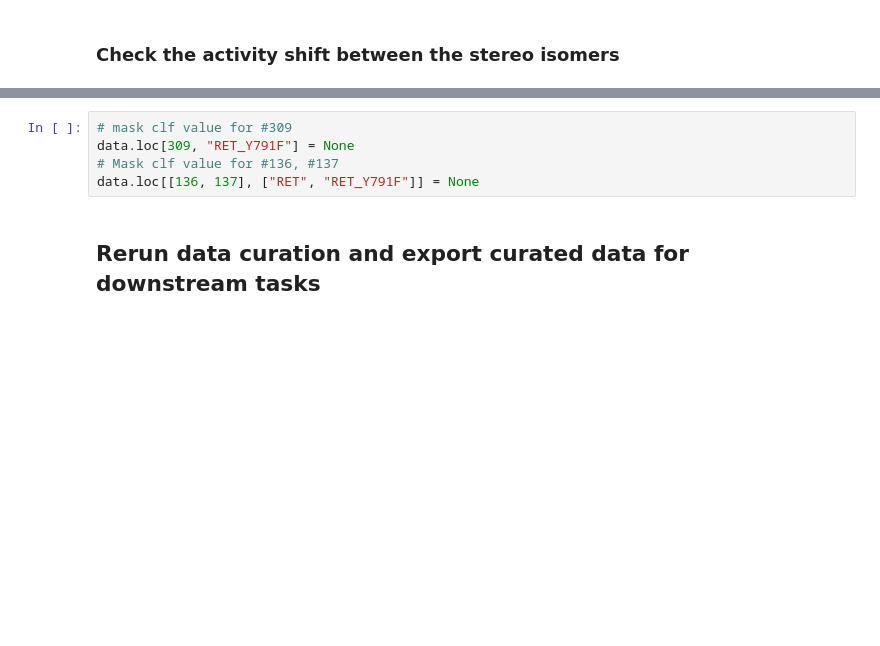
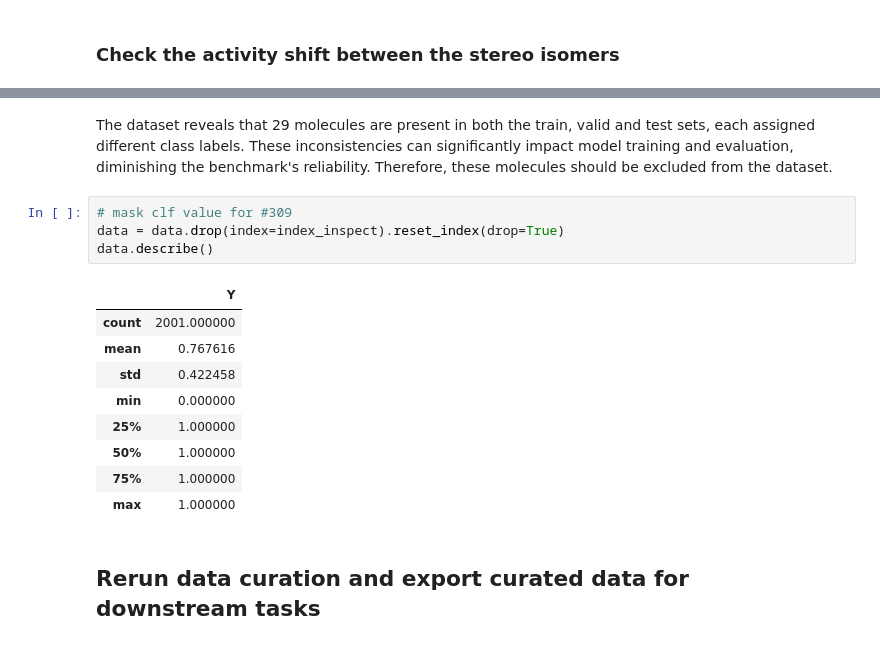
Before and after one commit to polaris-hub/polaris-recipes, a Jupyter notebook: org-Polaris/tdc/bbb_martins/01.data_curation.ipynb, the cells around one changed output, grey strips where cells are left out. Cells and saved outputs as stored; diff of their text form; blank space fills up the shorter version.

```diff
--- a/org-Polaris/tdc/bbb_martins/01.data_curation.ipynb
+++ b/org-Polaris/tdc/bbb_martins/01.data_curation.ipynb
@@ -152,8 +204,21 @@ For the second pair (#302 and #309) - the double bond isomers, the stereo inform
+# %% [markdown]
+The dataset reveals that 29 molecules are present in both the train, valid and test sets, each assigned different class labels.
+These inconsistencies can significantly impact model training and evaluation, diminishing the benchmark's reliability.
+Therefore, these molecules should be excluded from the dataset.
 # %%
 # mask clf value for #309
-data.loc[309, "RET_Y791F"] = None
-# Mask clf value for #136, #137
-data.loc[[136, 137], ["RET", "RET_Y791F"]] = None
+data = data.drop(index=index_inspect).reset_index(drop=True)
+data.describe()
+# %% [output]
+|  | Y |
+| count | 2001.000000 |
+| mean | 0.767616 |
+| std | 0.422458 |
+| min | 0.000000 |
+| 25% | 1.000000 |
+| 50% | 1.000000 |
+| 75% | 1.000000 |
+| max | 1.000000 |
 # %% [markdown]
 ## Rerun data curation and export curated data for downstream tasks
 # %% [markdown]
```
Also changed, not shown: parts of 18 cells of this notebook.
